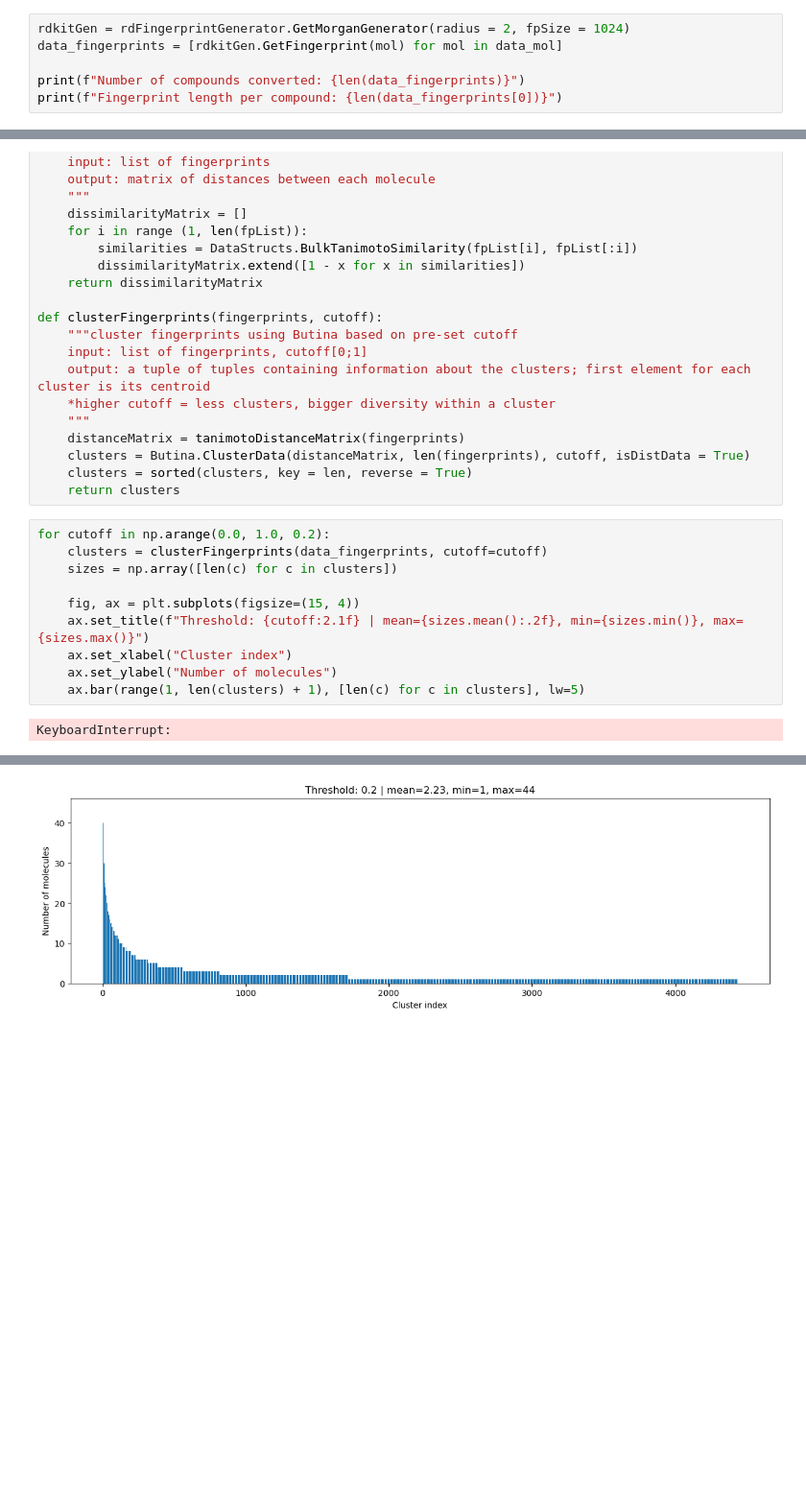
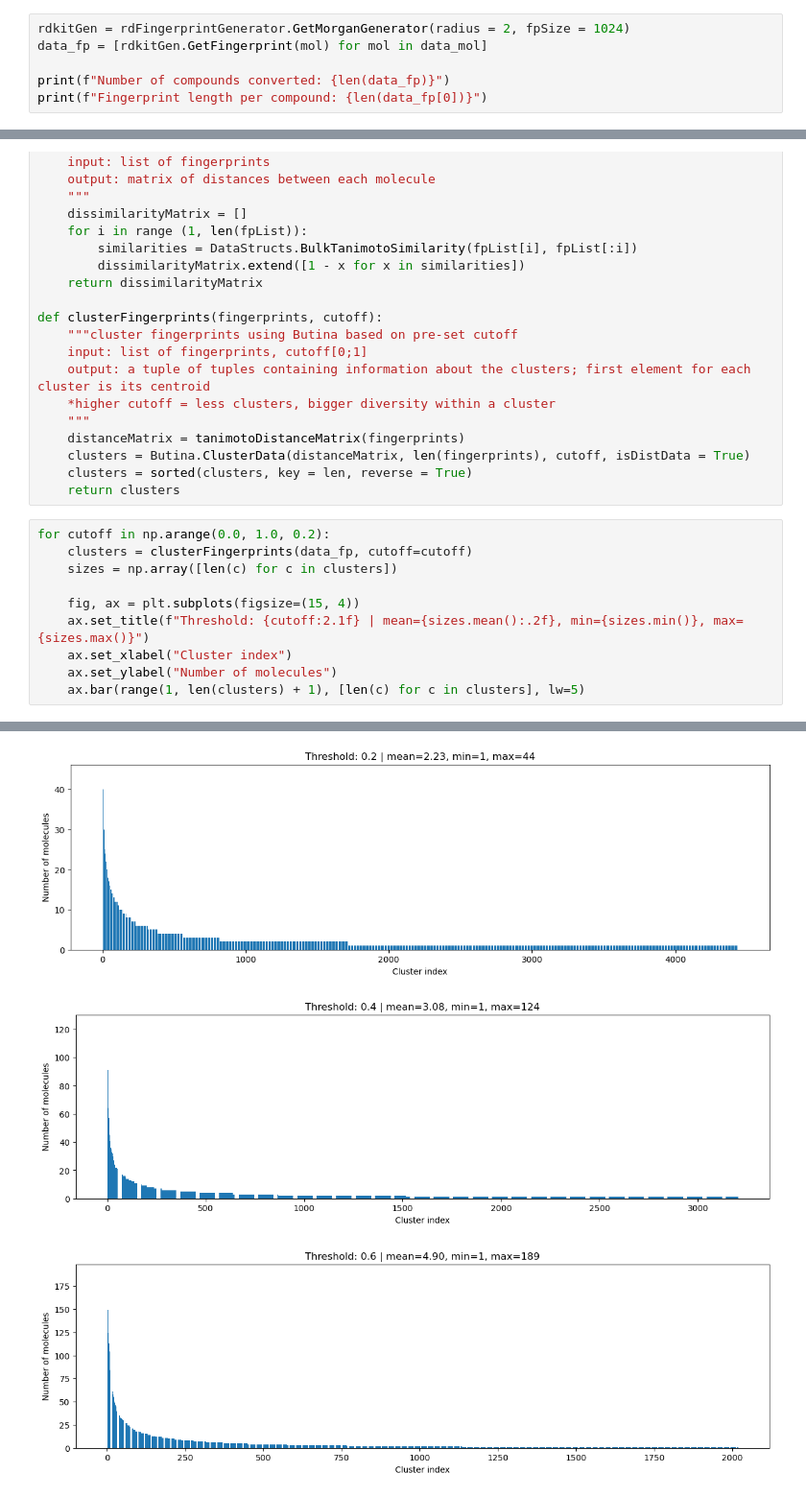
Before and after one commit to fkkarpinski/licencjat_git, a Jupyter notebook: all_chem_df_notebook.ipynb, the cells around one changed output, grey strips where cells are left out. Shown at 96% size. Cells and saved outputs as stored; diff of their text form; blank space fills up the shorter version.

```diff
--- a/all_chem_df_notebook.ipynb
+++ b/all_chem_df_notebook.ipynb
@@ -155,10 +155,10 @@ for _, smiles in data["smiles"].items():
     data_mol.append(Chem.MolFromSmiles(smiles))
 # %%
 rdkitGen = rdFingerprintGenerator.GetMorganGenerator(radius = 2, fpSize = 1024)
-data_fingerprints = [rdkitGen.GetFingerprint(mol) for mol in data_mol]
+data_fp = [rdkitGen.GetFingerprint(mol) for mol in data_mol]
 
-print(f"Number of compounds converted: {len(data_fingerprints)}")
-print(f"Fingerprint length per compound: {len(data_fingerprints[0])}")
+print(f"Number of compounds converted: {len(data_fp)}")
+print(f"Fingerprint length per compound: {len(data_fp[0])}")
 # %% [output]
 Number of compounds converted: 9881
 Fingerprint length per compound: 1024
@@ -187,15 +189,16 @@ def clusterFingerprints(fingerprints, cutoff):
     return clusters
 # %%
 for cutoff in np.arange(0.0, 1.0, 0.2):
-    clusters = clusterFingerprints(data_fingerprints, cutoff=cutoff)
+    clusters = clusterFingerprints(data_fp, cutoff=cutoff)
     sizes = np.array([len(c) for c in clusters])
 
     fig, ax = plt.subplots(figsize=(15, 4))
     ax.set_title(f"Threshold: {cutoff:2.1f} | mean={sizes.mean():.2f}, min={sizes.min()}, max={sizes.max()}")
     ax.set_xlabel("Cluster index")
     ax.set_ylabel("Number of molecules")
     ax.bar(range(1, len(clusters) + 1), [len(c) for c in clusters], lw=5)
 # %% [output]
-KeyboardInterrupt:
 [figure]
 [figure]
+[figure, added]
+[figure, added]
```
Also changed, not shown: parts of 10 cells of this notebook, 1 other file.
